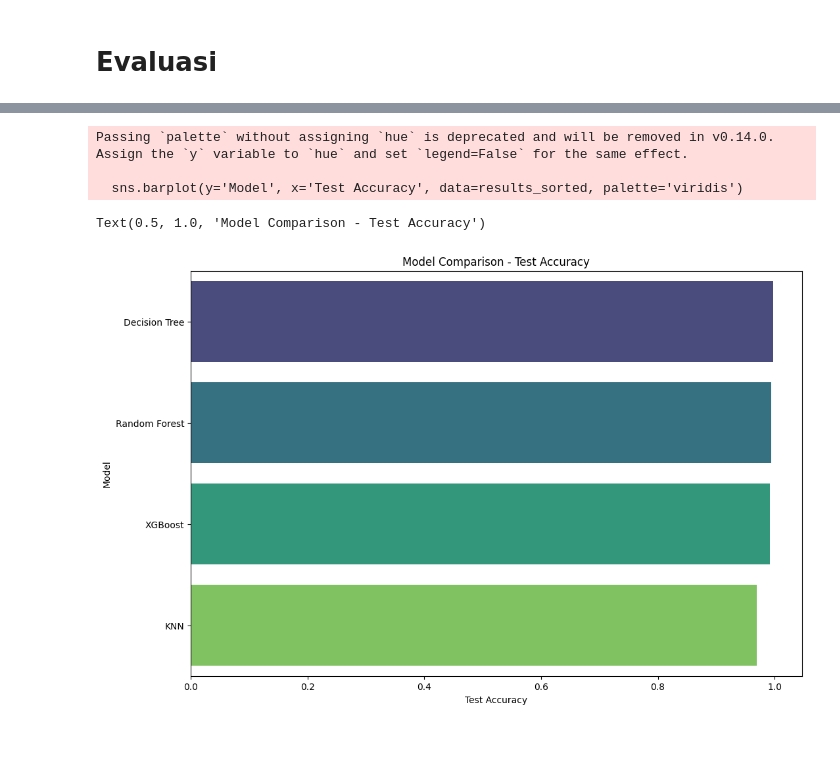
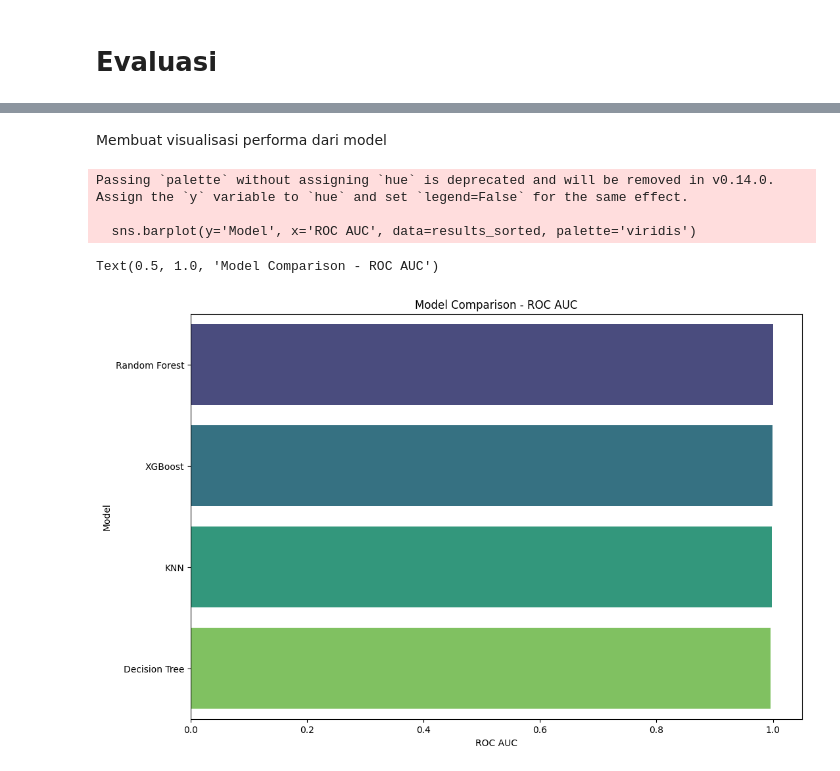
Before and after one commit to MHzNug/Submission-Machine-Learning-Terapan, a Jupyter notebook: Predictive Analytics/Notebook.ipynb, the cells around one changed output, grey strips where cells are left out. Drawn from its saved outputs; the diff is of its cells as text; code cells hidden in the pictures; blank space fills up the shorter version.

```diff
--- a/Predictive Analytics/Notebook.ipynb
+++ b/Predictive Analytics/Notebook.ipynb
@@ -356,5 +445,5 @@ Parameters: { "use_label_encoder" } are not used.
 # %%
-results_sorted = results_df.sort_values('Test Accuracy', ascending=False)
+results_sorted = results_df.sort_values('ROC AUC', ascending=False)
 results_sorted
 # %% [output]
 |  | Model | Train Accuracy | Test Accuracy | ROC AUC | Overfitting |
@@ -365,10 +462,12 @@ results_sorted
+# %% [markdown]
+Membuat visualisasi performa dari model
 # %%
 plt.figure(figsize=(12, 8))
-sns.barplot(y='Model', x='Test Accuracy', data=results_sorted, palette='viridis')
-plt.title('Model Comparison - Test Accuracy')
+sns.barplot(y='Model', x='ROC AUC', data=results_sorted, palette='viridis')
+plt.title('Model Comparison - ROC AUC')
 # %% [output]
 Passing `palette` without assigning `hue` is deprecated and will be removed in v0.14.0. Assign the `y` variable to `hue` and set `legend=False` for the same effect.
 
-  sns.barplot(y='Model', x='Test Accuracy', data=results_sorted, palette='viridis')
+  sns.barplot(y='Model', x='ROC AUC', data=results_sorted, palette='viridis')
-Text(0.5, 1.0, 'Model Comparison - Test Accuracy')
+Text(0.5, 1.0, 'Model Comparison - ROC AUC')
-[figure, old version]
+[figure, new version]
```
Also changed, not shown: parts of 37 cells of this notebook.
